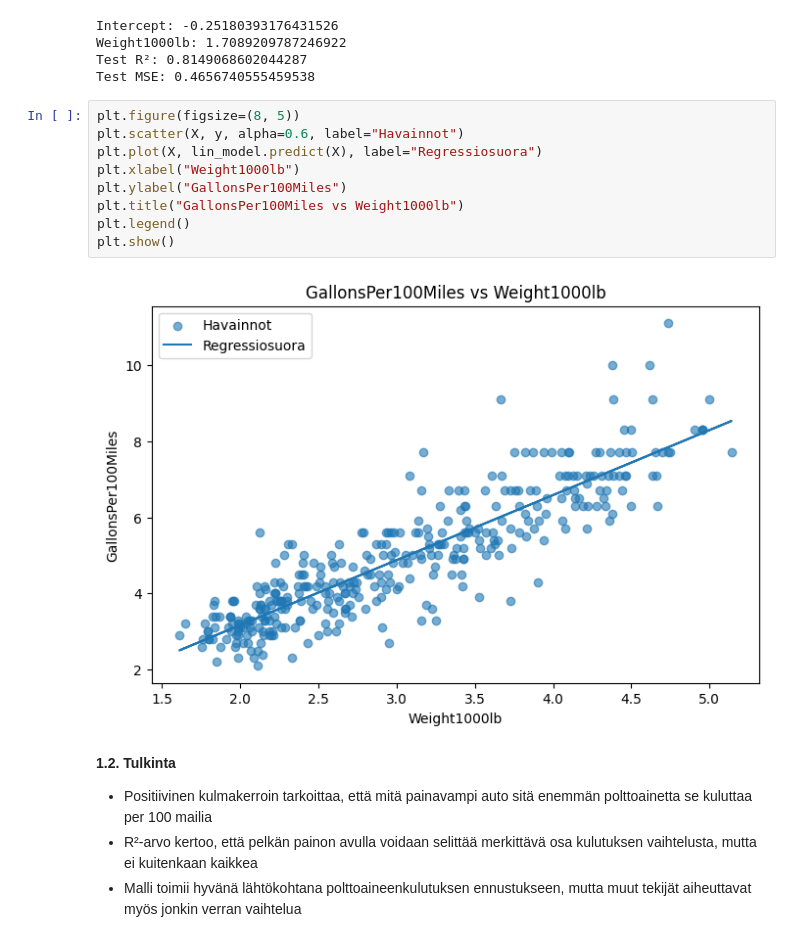
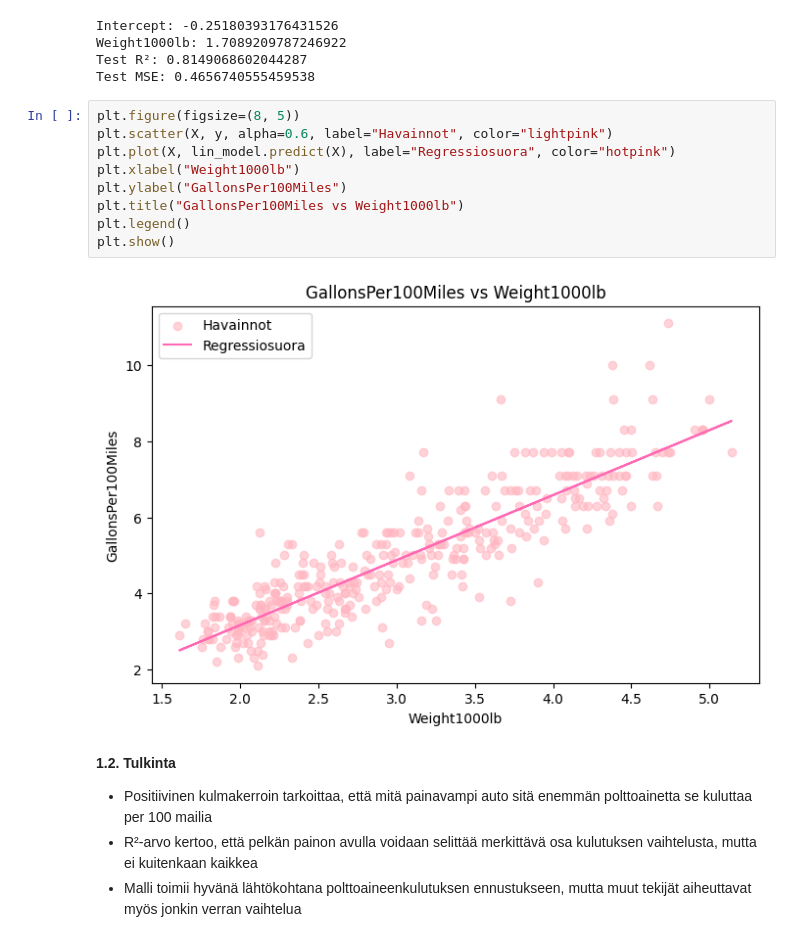
Before and after one commit to Anniinama/developMENTAL, a Jupyter notebook: Assigment 4/Assigment4_Final_Edition_FIN.ipynb, the cells around one changed output. Cells and saved outputs as stored; diff of their text form.

```diff
--- a/Assigment 4/Assigment4_Final_Edition_FIN.ipynb
+++ b/Assigment 4/Assigment4_Final_Edition_FIN.ipynb
@@ -149,15 +149,15 @@ Test R²: 0.8149068602044287
 Test MSE: 0.4656740555459538
 # %%
 plt.figure(figsize=(8, 5))
-plt.scatter(X, y, alpha=0.6, label="Havainnot")
-plt.plot(X, lin_model.predict(X), label="Regressiosuora")
+plt.scatter(X, y, alpha=0.6, label="Havainnot", color="lightpink")
+plt.plot(X, lin_model.predict(X), label="Regressiosuora", color="hotpink")
 plt.xlabel("Weight1000lb")
 plt.ylabel("GallonsPer100Miles")
 plt.title("GallonsPer100Miles vs Weight1000lb")
 plt.legend()
 plt.show()
 # %% [output]
-[figure, old version]
+[figure, new version]
 # %% [markdown]
 **1.2. Tulkinta**
 
```
Also changed, not shown: parts of 1 cell of this notebook.
